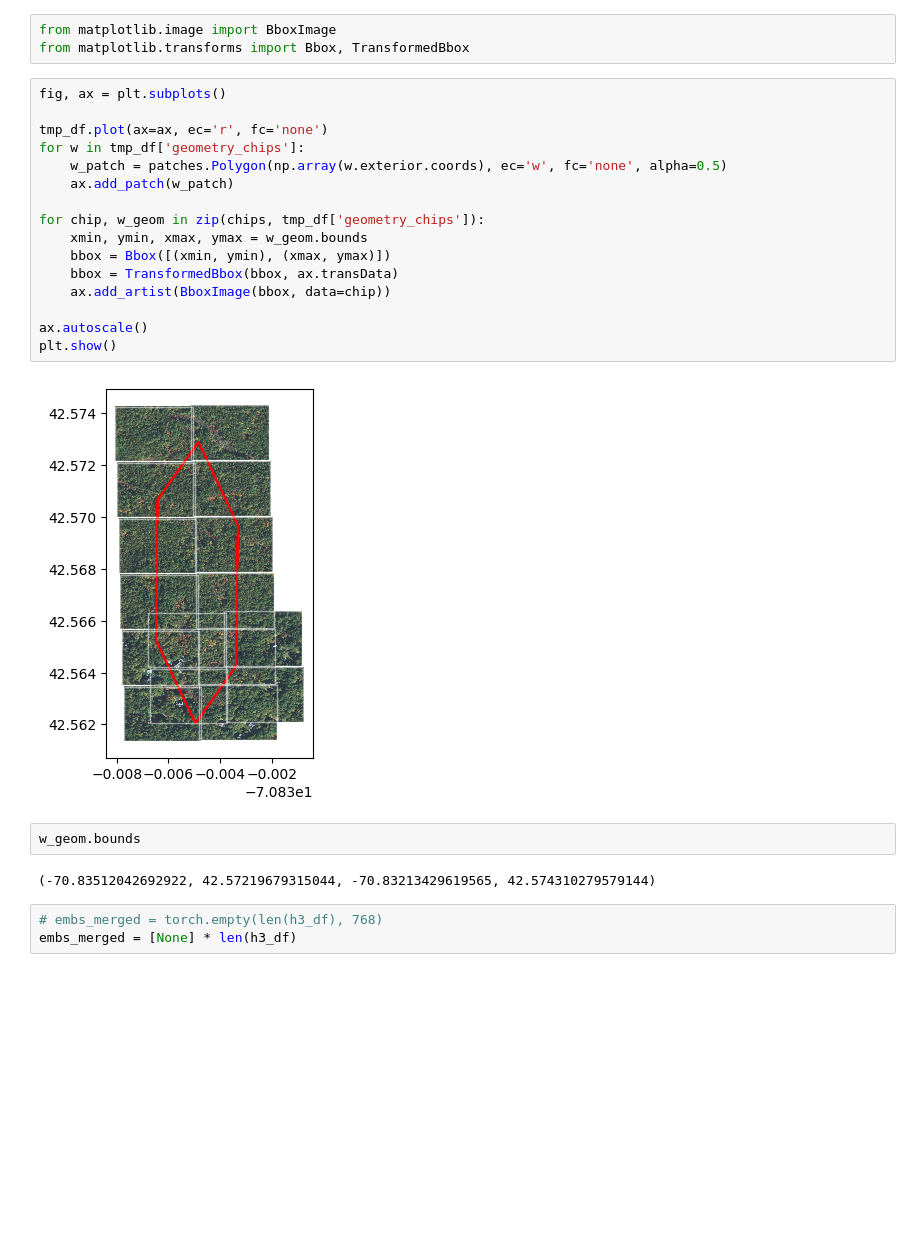
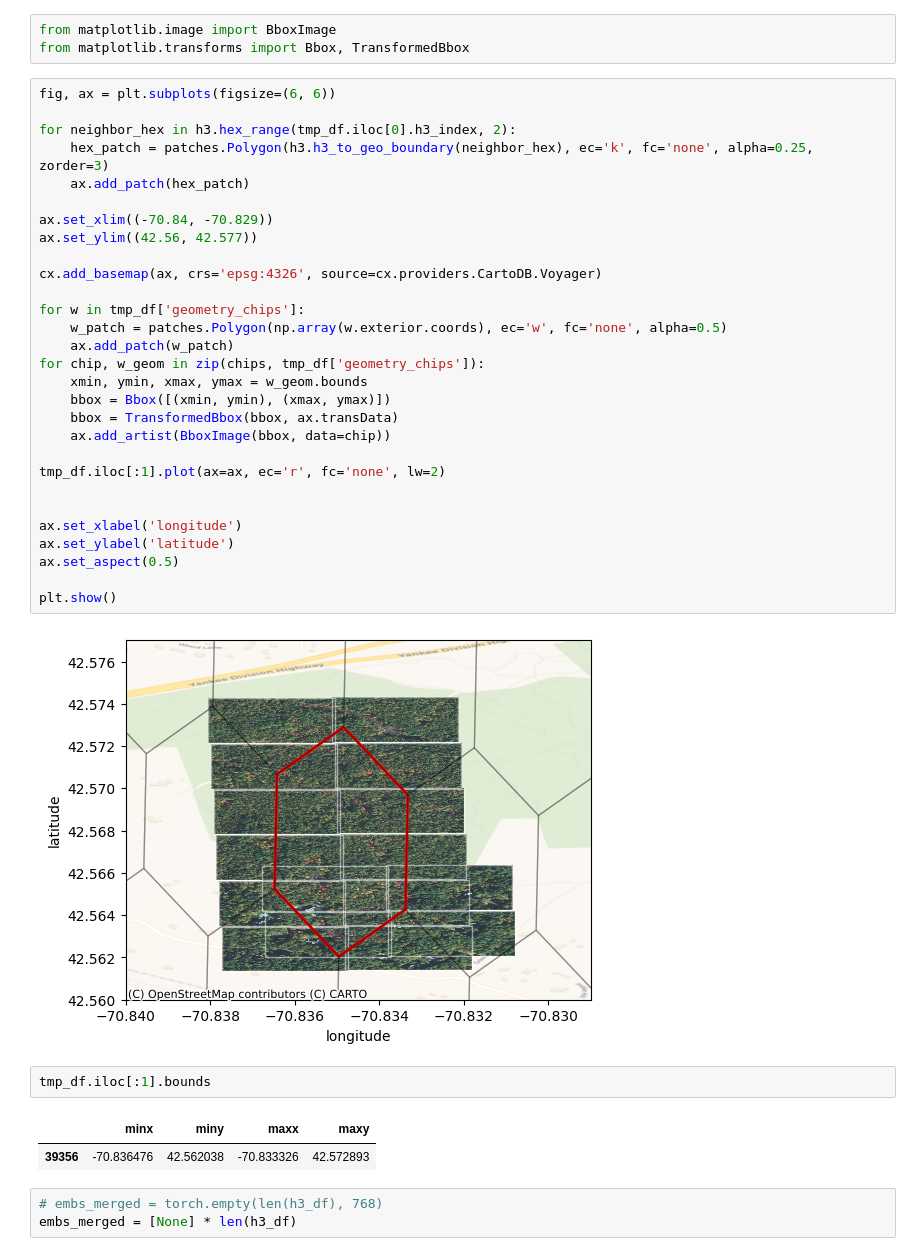
Before and after one commit to AdeelH/raster-vision, a Jupyter notebook: docs/usage/tutorials/queryable-earth/h3.ipynb, the cells around one changed output. Drawn from its saved outputs; the diff is of its cells as text; blank space fills up the shorter version.

```diff
--- a/docs/usage/tutorials/queryable-earth/h3.ipynb
+++ b/docs/usage/tutorials/queryable-earth/h3.ipynb
@@ -262,27 +282,41 @@ chips = [emb_idx_to_chip(i, windows_df_400) for i in tmp_df['emb_idx']]
 from matplotlib.image import BboxImage
 from matplotlib.transforms import Bbox, TransformedBbox
 # %%
-fig, ax = plt.subplots()
+fig, ax = plt.subplots(figsize=(6, 6))
 
-tmp_df.plot(ax=ax, ec='r', fc='none')
+for neighbor_hex in h3.hex_range(tmp_df.iloc[0].h3_index, 2):
+    hex_patch = patches.Polygon(h3.h3_to_geo_boundary(neighbor_hex), ec='k', fc='none', alpha=0.25, zorder=3)
+    ax.add_patch(hex_patch)
+
+ax.set_xlim((-70.84, -70.829))
+ax.set_ylim((42.56, 42.577))
+
+cx.add_basemap(ax, crs='epsg:4326', source=cx.providers.CartoDB.Voyager)
+
 for w in tmp_df['geometry_chips']:
     w_patch = patches.Polygon(np.array(w.exterior.coords), ec='w', fc='none', alpha=0.5)
     ax.add_patch(w_patch)
-
 for chip, w_geom in zip(chips, tmp_df['geometry_chips']):
     xmin, ymin, xmax, ymax = w_geom.bounds
     bbox = Bbox([(xmin, ymin), (xmax, ymax)])
     bbox = TransformedBbox(bbox, ax.transData)
     ax.add_artist(BboxImage(bbox, data=chip))
 
-ax.autoscale()
+tmp_df.iloc[:1].plot(ax=ax, ec='r', fc='none', lw=2)
+
+
+ax.set_xlabel('longitude')
+ax.set_ylabel('latitude')
+ax.set_aspect(0.5)
+
 plt.show()
 # %% [output]
-[figure, old version]
+[figure, new version]
 # %%
-w_geom.bounds
+tmp_df.iloc[:1].bounds
 # %% [output]
-(-70.83512042692922, 42.57219679315044, -70.83213429619565, 42.574310279579144)
+|  | minx | miny | maxx | maxy |
+| 39356 | -70.836476 | 42.562038 | -70.833326 | 42.572893 |
 # %%
 # embs_merged = torch.empty(len(h3_df), 768)
 embs_merged = [None] * len(h3_df)
```
Also changed, not shown: parts of 11 cells of this notebook.
